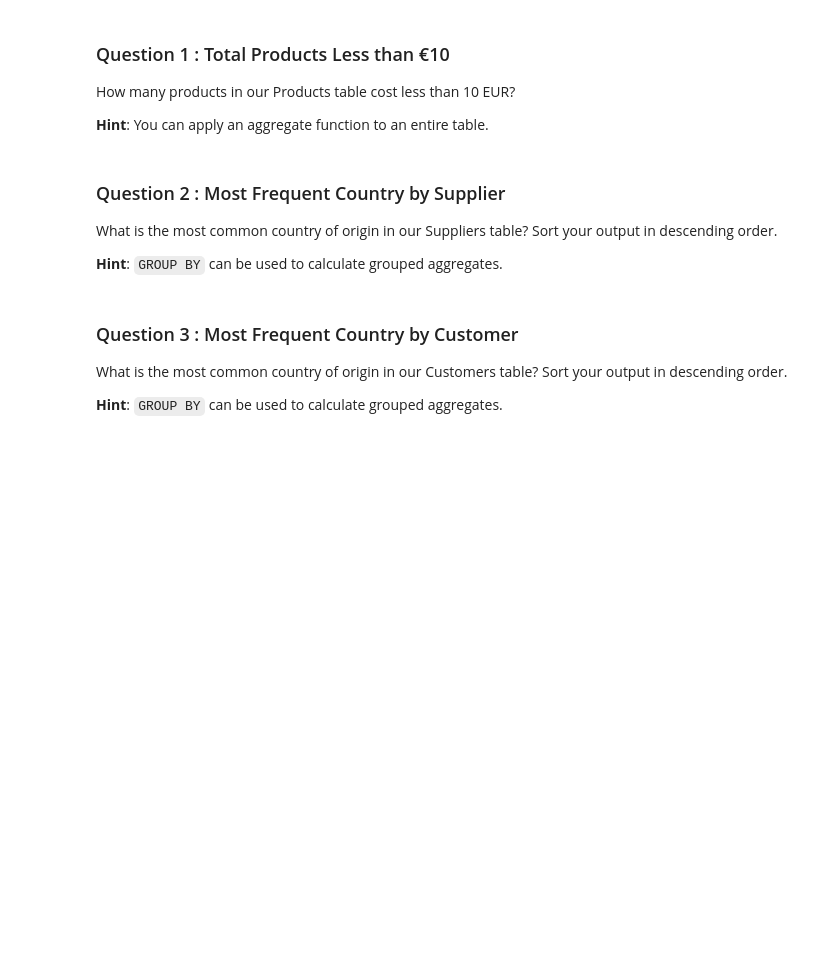
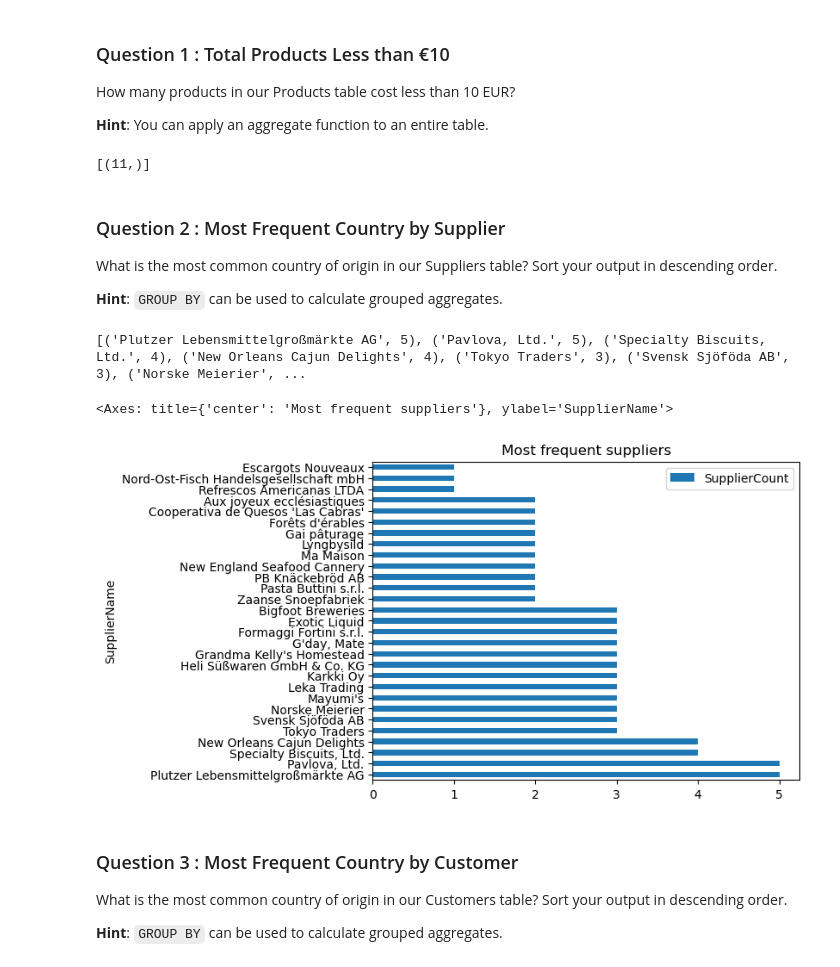
Before and after one commit to vchu22/IF-DS-TLAB4-AdHoc-SQL, a Jupyter notebook: adhoc_report.ipynb, the cells around one changed output. Saved outputs shown, nothing was run; the diff lists cells and outputs as text; code cells hidden in the pictures; blank space fills up the shorter version.

```diff
--- a/adhoc_report.ipynb
+++ b/adhoc_report.ipynb
@@ -13,10 +13,10 @@ import seaborn as sns
 import matplotlib.pyplot as plt
 # %%
 # TODO: Set up a connection the "Market.db" database
-...
+conn = sqlite3.connect("db/Market.db")
 
 # TODO: Set up the cursor
-...
+cursor = conn.cursor()
 # %% [markdown]
 ### Question 1 : Total Products Less than €10
 
@@ -26,11 +26,15 @@ How many products in our Products table cost less than 10 EUR?
 # %%
 # TODO: Write a SQL query which will answer the question above.
 cursor.execute("""
-    ...
+    SELECT count(ProductName)
+    FROM Products
+    WHERE Price < 10;
 """)
 
 rows = cursor.fetchall()
 print(rows)
+# %% [output]
+[(11,)]
 # %% [markdown]
 ### Question 2 : Most Frequent Country by Supplier
 
@@ -40,18 +44,27 @@ What is the most common country of origin in our Suppliers table? Sort your outp
 # %%
 # TODO: Write a SQL query which will answer the question above.
 cursor.execute("""
-    ...
+    SELECT SupplierName, count(p.ProductID) SupplierCount
+    FROM Products p JOIN Suppliers s
+    ON p.SupplierID = s.SupplierID
+    GROUP BY SupplierName
+    ORDER BY SupplierCount DESC;
 """)
 
 # TODO: Fetch your list of tuples and print it out
-rows = ...
-print(...)
+rows = cursor.fetchall()
+print(rows)
+# %% [output]
+[('Plutzer Lebensmittelgroßmärkte AG', 5), ('Pavlova, Ltd.', 5), ('Specialty Biscuits, Ltd.', 4), ('New Orleans Cajun Delights', 4), ('Tokyo Traders', 3), ('Svensk Sjöföda AB', 3), ('Norske Meierier', ...
 # %%
 # TODO: Convert your list of tuples to a dataframe
-df = pd.DataFrame(..., columns=['...'])
-
+df = pd.DataFrame(rows, columns=['SupplierName', 'SupplierCount'])
+df.set_index("SupplierName", inplace=True)
 # TODO: Generate a visualization on this dataframe
-...
+df.plot(kind='barh', title="Most frequent suppliers")
+# %% [output]
+<Axes: title={'center': 'Most frequent suppliers'}, ylabel='SupplierName'>
+[figure, added]
 # %% [markdown]
 ### Question 3 : Most Frequent Country by Customer
 
```
